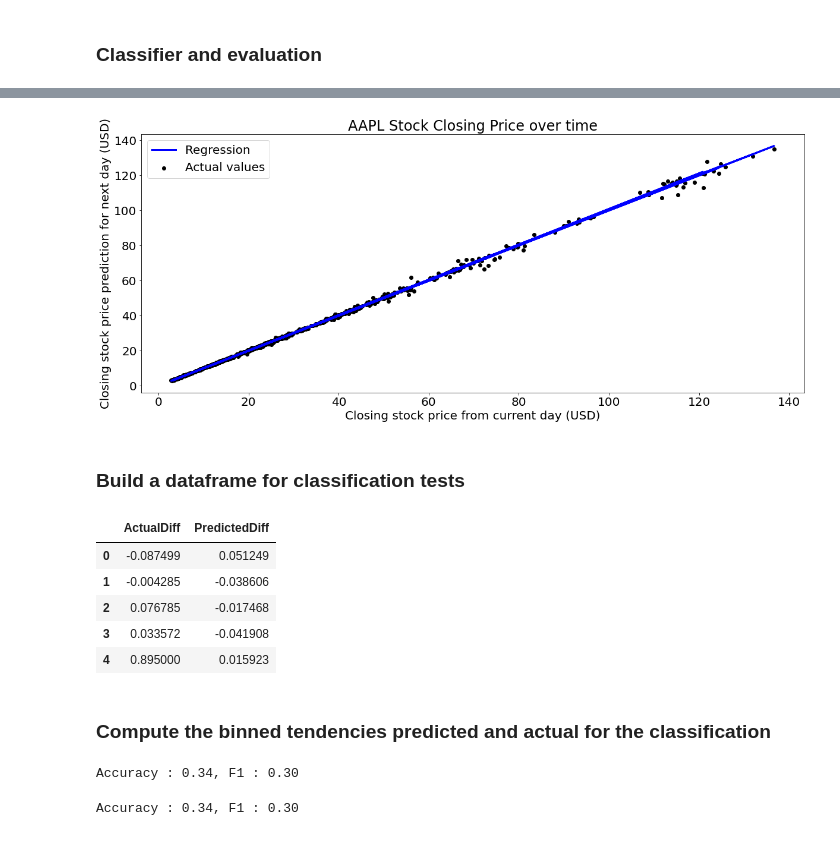
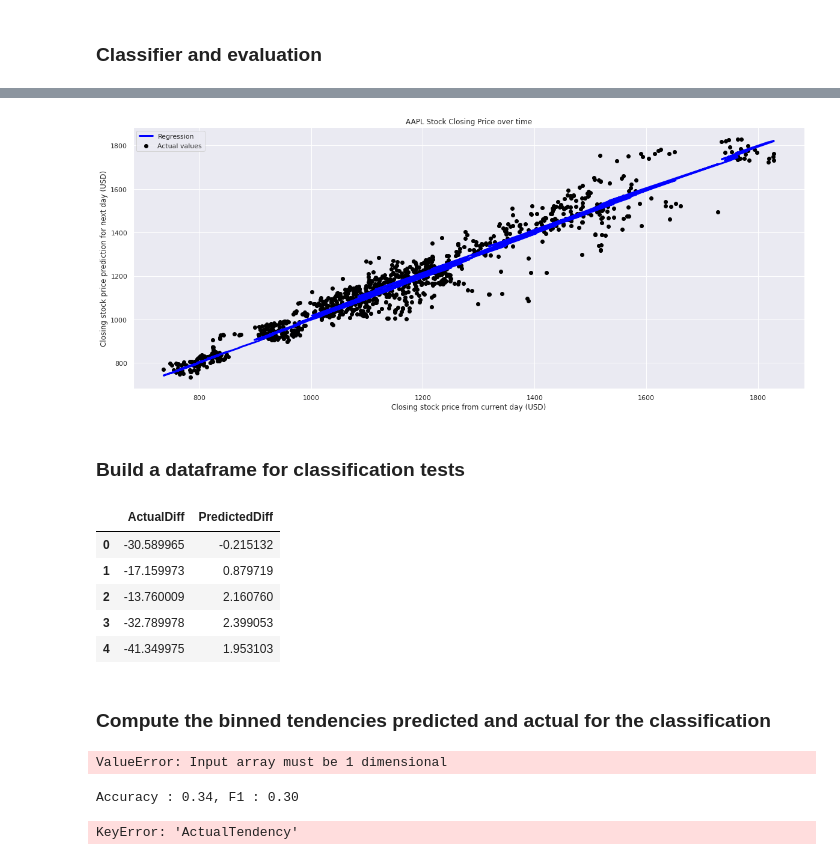
Before and after one commit to Naralas/StonksMarketPrediction, a Jupyter notebook: notebooks/StockPriceRegressionModel.ipynb, the cells around one changed output, grey strips where cells are left out. Cells and saved outputs as stored; diff of their text form; code cells hidden in the pictures.

```diff
--- a/notebooks/StockPriceRegressionModel.ipynb
+++ b/notebooks/StockPriceRegressionModel.ipynb
@@ -1,19 +1,2 @@
 # %% [markdown]
 # Price stock regression
-# %%
-import pandas as pd
-import matplotlib.pyplot as plt
-import matplotlib
-import mlflow
-import mlflow.sklearn
-
-
-from DataHelper import get_data, compute_price_difference, compute_tendency
-
-# increase plot size
-plt.rcParams["figure.figsize"] = (20,8)
-
-font = {'family' : 'DejaVu Sans',
-        'size'   : 20}
-
-matplotlib.rc('font', **font)
@@ -128,0 +28,5 @@ df = df.dropna()
+# %%
+from datasets.stocks_data_wrapper import StocksDataWrapper
+data_wrapper = StocksDataWrapper.read_from(f"{DATA_PATH}{quotation}{FILE_SUFFIX}")
+data_wrapper.compute_features(predict_n=10, thresh_diff=THRESH_DIFF)
+data_wrapper.head()
@@ -154,8 +49,14 @@ Train size : 2460, test size : 1055 (30%)
+# %%
+data_columns = ['Close', 'SMA(10)','Volume']
+
+X_train, X_test, y_train, y_test = data_wrapper.get_datasets(n_splits=1, val_size=0.3,
+                                                             y_column='NextPrice',
+                                                             features_list=data_columns)
 # %% [markdown]
 ### Classifier and evaluation
 # %%
 from sklearn.linear_model import LinearRegression
-reg = LinearRegression().fit(X_train, Y_train)
+reg = LinearRegression().fit(X_train, y_train)
 # %%
 from sklearn.metrics import mean_squared_error, r2_score
 
@@ -184,35 +69,37 @@ Name: Next, dtype: float64
 # %%
-values = X_test[price_column]
+values = X_test[:, 0]
 ax = plt.gca()
-plt.scatter(values, Y_test,  color='black', label="Actual values")
+plt.scatter(values, y_test,  color='black', label="Actual values")
 plt.plot(values, y_pred, color='blue', linewidth=3, label="Regression")
 
 ax.set(title='AAPL Stock Closing Price over time',
        ylabel='Closing stock price prediction for next day (USD)', xlabel='Closing stock price from current day (USD)')
 plt.legend(loc='best')
 plt.show()
 # %% [output]
-[figure, old version]
+[figure, new version]
 # %% [markdown]
 ### Build a dataframe for classification tests
 # %%
-actual_diff = [actual_next - closing_price for closing_price, actual_next in zip(X_test[price_column], Y_test.values)]
-predicted_diff = [predicted_next - closing_price for closing_price, predicted_next in zip(X_test[price_column], y_pred)]
+actual_diff = [actual_next - closing_price for closing_price, actual_next in zip(X_test[:, 0], y_test)]
+predicted_diff = [predicted_next - closing_price for closing_price, predicted_next in zip(X_test[:, 0], y_pred)]
 
 df_test = pd.DataFrame({'ActualDiff': actual_diff, 'PredictedDiff':predicted_diff})
 df_test.head()
 # %% [output]
 |  | ActualDiff | PredictedDiff |
-| 0 | -0.087499 | 0.051249 |
-| 1 | -0.004285 | -0.038606 |
-| 2 | 0.076785 | -0.017468 |
-| 3 | 0.033572 | -0.041908 |
-| 4 | 0.895000 | 0.015923 |
+| 0 | -30.589965 | -0.215132 |
+| 1 | -17.159973 | 0.879719 |
+| 2 | -13.760009 | 2.160760 |
+| 3 | -32.789978 | 2.399053 |
+| 4 | -41.349975 | 1.953103 |
 # %% [markdown]
 ### Compute the binned tendencies predicted and actual for the classification
 # %%
-df_test['ActualTendency'] = compute_tendency(df_test, diff_column='ActualDiff', thresh_diff=THRESH_DIFF, labels=['lower', 'stay', 'higher'])
-df_test['PredictedTendency'] = compute_tendency(df_test, diff_column='PredictedDiff', thresh_diff=THRESH_DIFF, labels=['lower', 'stay', 'higher'])
+df_test['ActualTendency'] = compute_tendency(df_test, thresh_diff=THRESH_DIFF, labels=['lower', 'stay', 'higher'])
+df_test['PredictedTendency'] = compute_tendency(df_test, thresh_diff=THRESH_DIFF, labels=['lower', 'stay', 'higher'])
+# %% [output]
+ValueError: Input array must be 1 dimensional
 # %%
 from sklearn.metrics import accuracy_score, plot_confusion_matrix, f1_score
 
@@ -224,15 +111,9 @@ print(f"Accuracy : {accuracy:.2f}, F1 : {f1:.2f}")
 Accuracy : 0.34, F1 : 0.30
 # %%
 from sklearn.metrics import accuracy_score, plot_confusion_matrix, f1_score
-with mlflow.start_run(run_name="LinearRegression"):
-    accuracy = accuracy_score(df_test['ActualTendency'], df_test['PredictedTendency'])
-    f1 = f1_score(df_test['ActualTendency'], df_test['PredictedTendency'], average='weighted')
 
-
-    mlflow.log_metric('acc', accuracy)
-    mlflow.log_metric('f1', f1)
-    mlflow.sklearn.log_model(reg, "sklearn regression model")
-
-    print(f"Accuracy : {accuracy:.2f}, F1 : {f1:.2f}")
+accuracy = accuracy_score(df_test['ActualTendency'], df_test['PredictedTendency'])
+f1 = f1_score(df_test['ActualTendency'], df_test['PredictedTendency'], average='weighted')
+print(f"Accuracy : {accuracy:.2f}, F1 : {f1:.2f}")
 # %% [output]
-Accuracy : 0.34, F1 : 0.30
+KeyError: 'ActualTendency'
```
Also changed, not shown: parts of 26 cells of this notebook, 16 other files.
